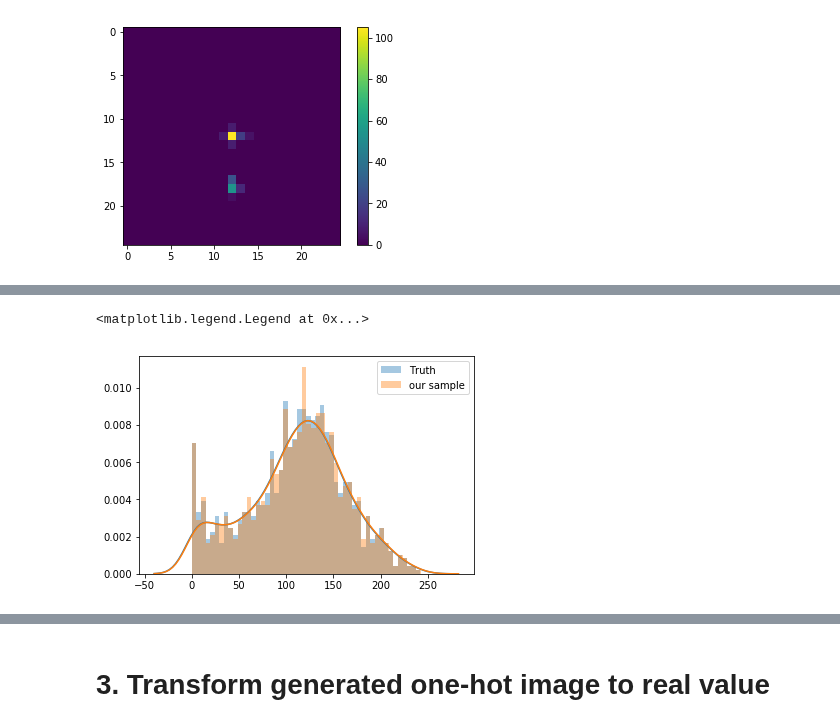
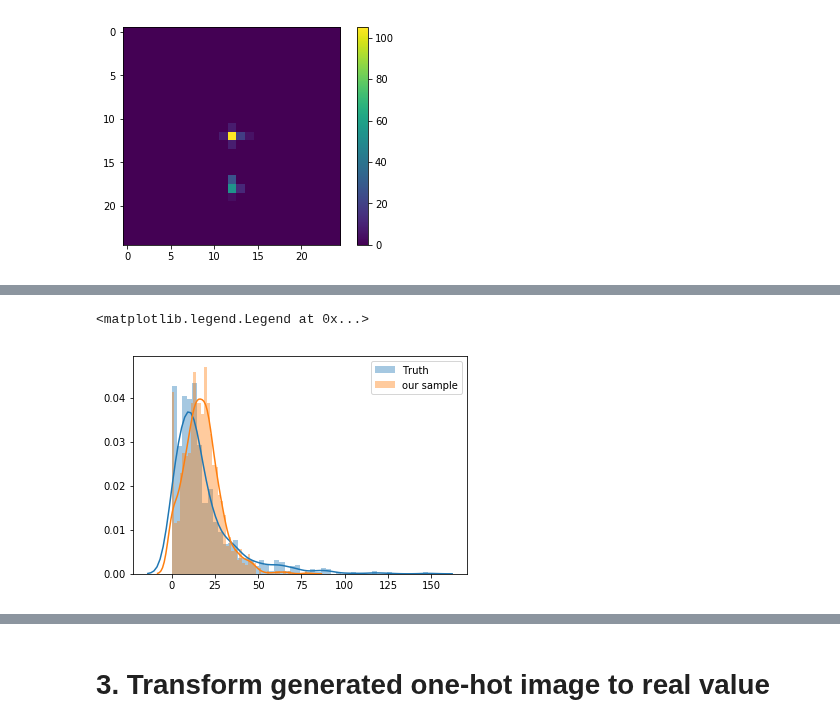
Before and after one commit to adamlu123/SparseImageFlows, a Jupyter notebook: Notebooks/quantize_image.ipynb, the cells around one changed output, grey strips where cells are left out. Cells and saved outputs as stored; diff of their text form; code cells hidden in the pictures.

```diff
--- a/Notebooks/quantize_image.ipynb
+++ b/Notebooks/quantize_image.ipynb
@@ -173,18 +173,18 @@ overall sparsity: truth and samples: 0.9709381302812302 0.8988192
 # %%
 import seaborn as sns
 x=12
-y=12
+y=13
 n = 1000
 
 pixel_bg = sample_sg[:,x,y]
 pixel = image[:n,x,y]
 x = np.linspace(0.0,200,1000)
 sns.distplot(pixel, label='Truth', bins=50)
 sns.distplot(pixel_bg, label='our sample', bins=50)
 plt.legend()
 # %% [output]
 <matplotlib.legend.Legend at 0x...>
-[figure, old version]
+[figure, new version]
 # %%
 fig, ax = plt.subplots(figsize=(7, 6))
 
```
Also changed, not shown: parts of 7 cells of this notebook, 3 other files.
